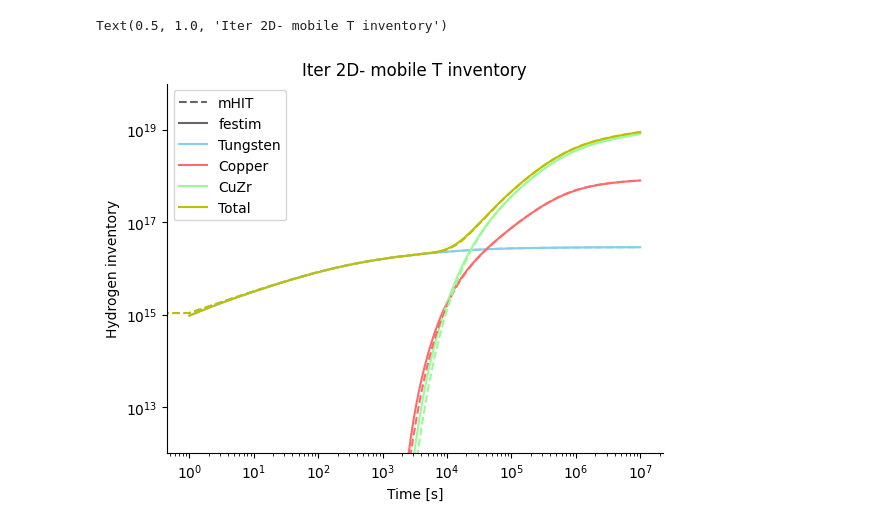
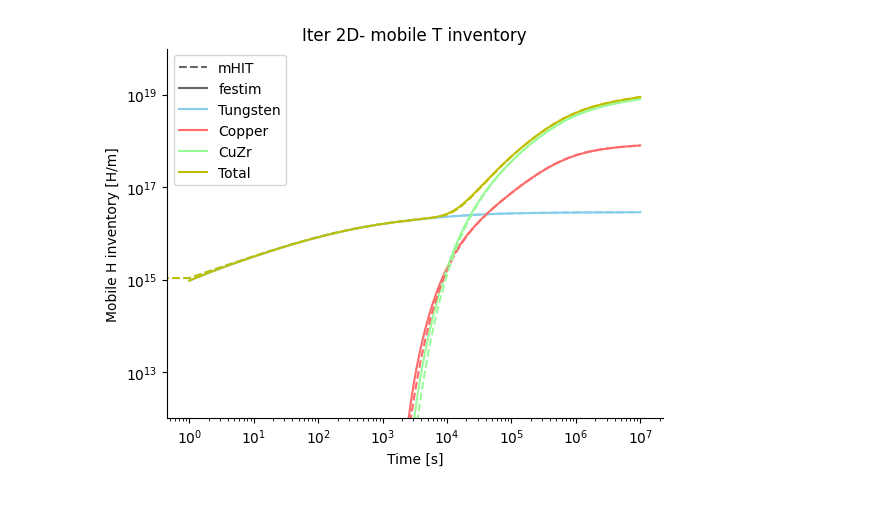
Before and after one commit to gabriele-ferrero/Titans_TT_codecomparison, a Jupyter notebook: graph scripts and results/ITER2D/PlotIter.ipynb, the cells around one changed output. Cells and saved outputs as stored; diff of their text form; code cells hidden in the pictures.

```diff
--- a/graph scripts and results/ITER2D/PlotIter.ipynb
+++ b/graph scripts and results/ITER2D/PlotIter.ipynb
@@ -70,34 +69,33 @@ label_vec=['t','Tungsten','Copper','CuZr','Tungsten','Copper','CuZr']
 for i,column in enumerate(df.iloc[:,:]):
     if column=='x':
         continue
     elif i<4:
         continue
     else:
          plt.plot(df['x'], df[column], c_vec[i], label=label_vec[i])
 plt.plot(df['x'],df.iloc[:, 4:].sum(axis=1),'y', label='Total')
 
 filename_vec1=['cm']
 filename_vec2=['W','Cu','CuCr','tot']
 i=0
 for el1 in filename_vec1:
     for el2 in filename_vec2:
 
         filename=el1+'_'+el2+'.txt'
         df=np.genfromtxt(filename, delimiter=None)
         plt.semilogy(df[:,0],df[:,1]/2,'--',color=c_vec2[i])
         i=i+1
 
 plt.xscale('log')
 plt.yscale('log')
 plt.gca().spines['top'].set_visible(False)
 plt.gca().spines['right'].set_visible(False)
 plt.xlabel('Time [s]')
-plt.ylabel('Hydrogen inventory')
+plt.ylabel('Mobile H inventory [H/m]')
 plt.legend()
 plt.ylim([1E12,1E20])
 plt.legend()
 plt.title('Iter 2D- mobile T inventory')
-plt.savefig('ITER2DSolute.jpg',dpi=450)
+plt.savefig('ITER2DSolute.png',dpi=450)
 # %% [output]
-Text(0.5, 1.0, 'Iter 2D- mobile T inventory')
-[figure, old version]
+[figure, new version]
```
Also changed, not shown: parts of 1 cell of this notebook.
